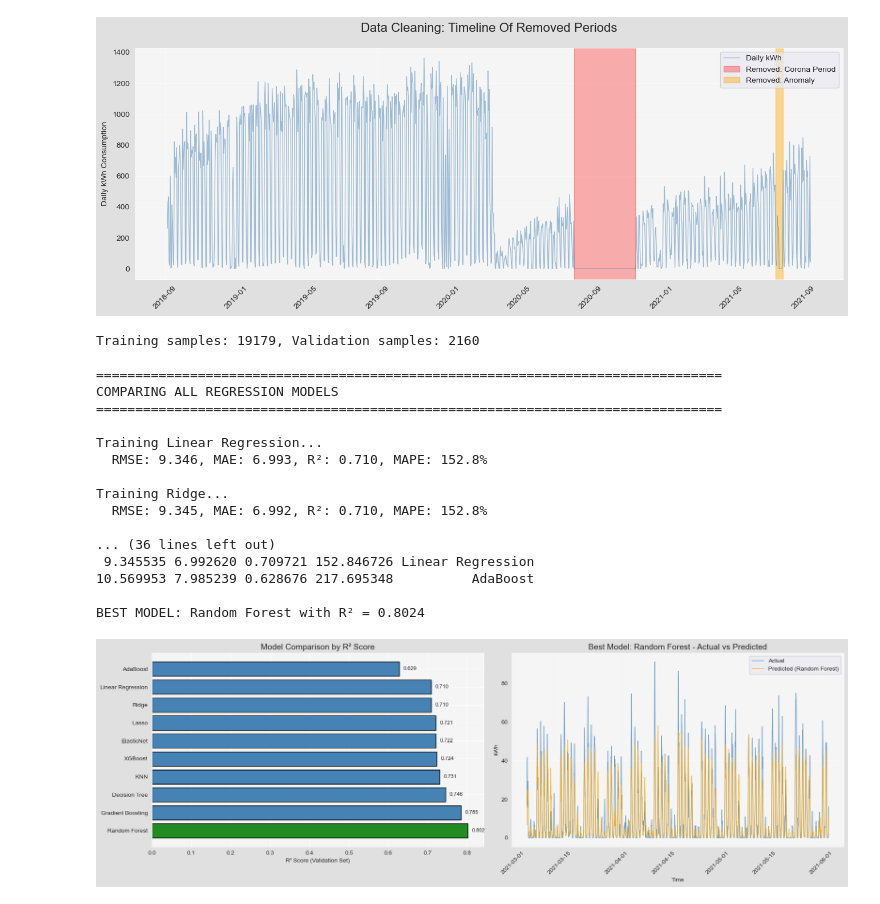
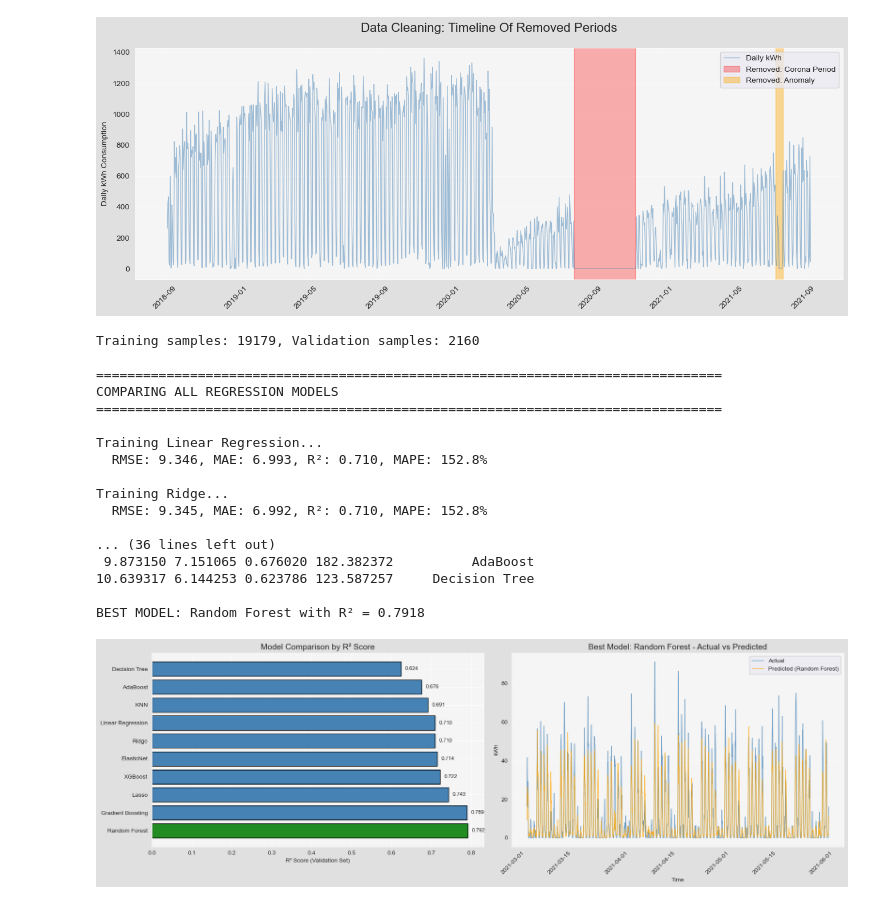
Before and after one commit to dfd0430/wiso, a Jupyter notebook: main.ipynb, the cells around one changed output. Cells and saved outputs as stored; diff of their text form; code cells hidden in the pictures.

```diff
--- a/main.ipynb
+++ b/main.ipynb
@@ -949,17 +998,17 @@ us_holidays = holidays.US(state='CA', years=range(2018, 2022))
 
 # Lag features for kWh
 for lag in [24, 48, 72, 168]:
-    regression_features_df[f'kWh_lag_{lag}h'] = regression_features_df['kWh_hourly'].shift(lag)
+    regression_features_df[f'kwh_lag_{lag}h'] = regression_features_df['kwh_hourly'].shift(lag)
 
-# Lag features for num_charging_cars, milesRequested, minutesAvailable (24h lag)
+# Lag features for num_charging_cars, miles_requested, minutes_available (24h lag)
 regression_features_df['num_cars_lag_24h'] = regression_features_df['num_charging_cars'].shift(24)
-regression_features_df['miles_requested_lag_24h'] = regression_features_df['sum_milesRequested'].shift(24)
-regression_features_df['minutes_available_lag_24h'] = regression_features_df['sum_minutesAvailable'].shift(24)
+regression_features_df['miles_requested_lag_24h'] = regression_features_df['sum_miles_requested'].shift(24)
+regression_features_df['minutes_available_lag_24h'] = regression_features_df['sum_minutes_available'].shift(24)
 
 # Rolling statistics for kWh
-regression_features_df['kWh_roll_mean_24h'] = regression_features_df['kWh_hourly'].rolling(24).mean().shift(24)
-regression_features_df['kWh_roll_std_24h'] = regression_features_df['kWh_hourly'].rolling(24).std().shift(24)
-regression_features_df['kWh_roll_mean_168h'] = regression_features_df['kWh_hourly'].rolling(168).mean().shift(24)
+regression_features_df['kwh_roll_mean_24h'] = regression_features_df['kwh_hourly'].rolling(24).mean().shift(24)
+regression_features_df['kwh_roll_std_24h'] = regression_features_df['kwh_hourly'].rolling(24).std().shift(24)
+regression_features_df['kwh_roll_mean_168h'] = regression_features_df['kwh_hourly'].rolling(168).mean().shift(24)
 
 # Rolling statistics for num_charging_cars
 regression_features_df['num_cars_roll_mean_24h'] = regression_features_df['num_charging_cars'].rolling(24).mean().shift(24)
@@ -981,10 +1030,10 @@ regression_features_df['dow_cos'] = np.cos(2 * np.pi * regression_features_df['d
 
 regression_features_df = regression_features_df.dropna()
 
-FEATURES_RF = [
+features_rf = [
     # kWh lag features
-    'kWh_lag_24h', 'kWh_lag_48h', 'kWh_lag_72h', 'kWh_lag_168h',
-    'kWh_roll_mean_24h', 'kWh_roll_std_24h', 'kWh_roll_mean_168h',
+    'kwh_lag_24h', 'kwh_lag_48h', 'kwh_lag_72h', 'kwh_lag_168h',
+    'kwh_roll_mean_24h', 'kwh_roll_std_24h', 'kwh_roll_mean_168h',
     # lag features for charging activity
     'num_cars_lag_24h', 'miles_requested_lag_24h', 'minutes_available_lag_24h',
     'num_cars_roll_mean_24h',
@@ -993,8 +1042,8 @@ FEATURES_RF = [
     'hour_sin', 'hour_cos', 'dow_sin', 'dow_cos', 'after_corona', 'is_holiday'
 ]
 
-X_rf = regression_features_df[FEATURES_RF]
-y_rf = regression_features_df['kWh_hourly']
+X_rf = regression_features_df[features_rf]
+y_rf = regression_features_df['kwh_hourly']
 
 # Sample weights - more recent data gets higher weight
 time_numeric = regression_features_df['hour'].astype('int64')
@@ -1042,16 +1091,17 @@ print("="*80)
 # Define all models to compare
 models = {
     'Linear Regression': LinearRegression(),
-    'Ridge': Ridge(alpha=1.0),
-    'Lasso': Lasso(alpha=0.1),
-    'ElasticNet': ElasticNet(alpha=0.1, l1_ratio=0.5),
-    'Decision Tree': DecisionTreeRegressor(max_depth=10, random_state=42),
-    'Random Forest': RandomForestRegressor(n_estimators=100, max_depth=10, random_state=42, n_jobs=-1),
-    'Gradient Boosting': GradientBoostingRegressor(n_estimators=100, max_depth=5, random_state=42),
-    'AdaBoost': AdaBoostRegressor(n_estimators=100, random_state=42),
-    'KNN': KNeighborsRegressor(n_neighbors=10),
-    'XGBoost': XGBRegressor(n_estimators=200, max_depth=7, learning_rate=0.1, random_state=42, n_jobs=-1),
+    'Ridge': Ridge(),
+    'Lasso': Lasso(),
+    'ElasticNet': ElasticNet(),
+    'Decision Tree': DecisionTreeRegressor(random_state=10),
+    'Random Forest': RandomForestRegressor(random_state=10, n_jobs=-1),
+    'Gradient Boosting': GradientBoostingRegressor(random_state=10),
+    'AdaBoost': AdaBoostRegressor(random_state=10),
+    'KNN': KNeighborsRegressor(),
+    'XGBoost': XGBRegressor(random_state=10, n_jobs=-1)
 }
+
 
 # Store results
 results = []
@@ -1118,34 +1168,34 @@ else:
     pred_best = best_model.predict(X_val)
 
 val_hours = regression_features_df['hour'].iloc[-(holdout_size + val_size):-holdout_size]
 axes[1].set_facecolor('#F5F5F5')
 axes[1].plot(val_hours, y_val.values, label='Actual', color='steelblue', linewidth=1, alpha=0.8)
 axes[1].plot(val_hours, pred_best, label=f'Predicted ({best_model_name})', color='orange', linewidth=1, alpha=0.8)
 axes[1].set_title(f'Best Model: {best_model_name} - Actual vs Predicted', fontsize=14)
 axes[1].set_xlabel('Time')
 axes[1].set_ylabel('kWh')
 axes[1].legend()
 axes[1].grid(True, alpha=0.3)
 axes[1].tick_params(axis='x', rotation=45)
 
 plt.tight_layout()
 plt.show()
 # %% [output]
 Training samples: 19179, Validation samples: 2160
 
 ================================================================================
 COMPARING ALL REGRESSION MODELS
 ================================================================================
 
 Training Linear Regression...
   RMSE: 9.346, MAE: 6.993, R²: 0.710, MAPE: 152.8%
 
 Training Ridge...
   RMSE: 9.345, MAE: 6.992, R²: 0.710, MAPE: 152.8%
 
 ... (36 lines left out)
- 9.345535 6.992620 0.709721 152.846726 Linear Regression
-10.569953 7.985239 0.628676 217.695348          AdaBoost
+ 9.873150 7.151065 0.676020 182.382372          AdaBoost
+10.639317 6.144253 0.623786 123.587257     Decision Tree
 
-BEST MODEL: Random Forest with R² = 0.8024
+BEST MODEL: Random Forest with R² = 0.7918
-[figure, old version]
+[figure, new version]
```
Also changed, not shown: parts of 24 cells of this notebook, 1 other file.
